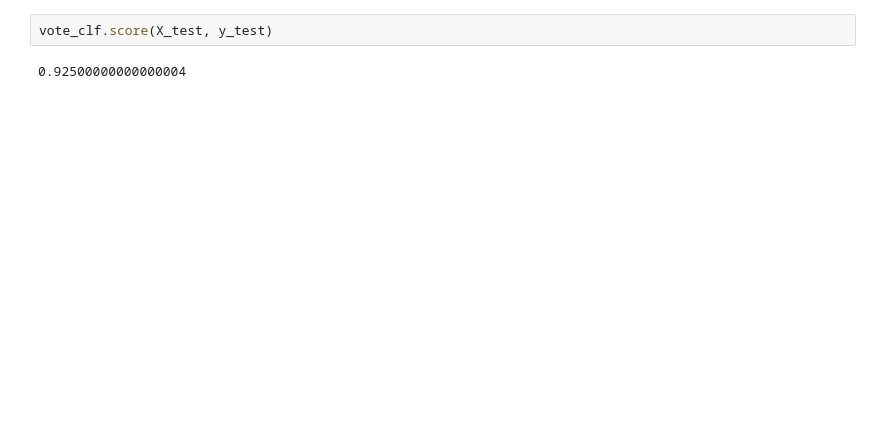
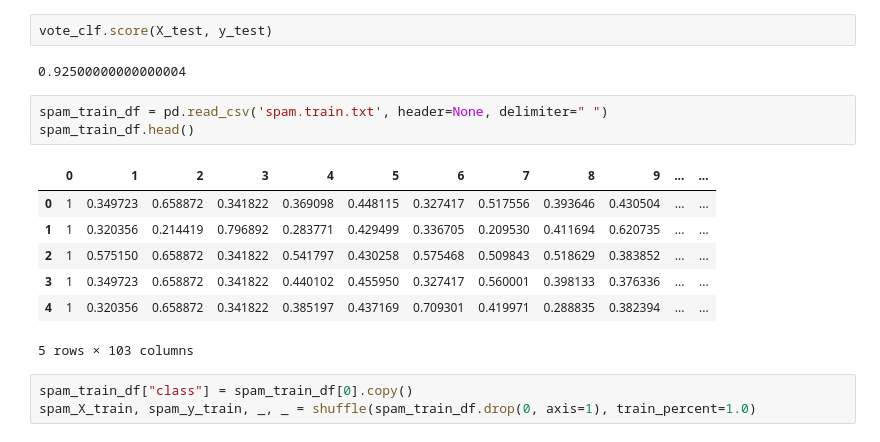
Before and after one commit to colinsongf/CART-GradientBoosting-RandomForest, a Jupyter notebook: Untitled.ipynb, the cells around one changed output. Saved outputs shown, nothing was run; the diff lists cells and outputs as text; blank space fills up the shorter version.

```diff
--- a/Untitled.ipynb
+++ b/Untitled.ipynb
@@ -374,3 +449,17 @@ vote_clf.fit(X_train, y_train)
 vote_clf.score(X_test, y_test)
 # %% [output]
 0.92500000000000004
+# %%
+spam_train_df = pd.read_csv('spam.train.txt', header=None, delimiter=" ")
+spam_train_df.head()
+# %% [output]
+|  | 0 | 1 | 2 | 3 | 4 | 5 | 6 | 7 | 8 | 9 | ... | ... |
+| 0 | 1 | 0.349723 | 0.658872 | 0.341822 | 0.369098 | 0.448115 | 0.327417 | 0.517556 | 0.393646 | 0.430504 | ... | ... |
+| 1 | 1 | 0.320356 | 0.214419 | 0.796892 | 0.283771 | 0.429499 | 0.336705 | 0.209530 | 0.411694 | 0.620735 | ... | ... |
+| 2 | 1 | 0.575150 | 0.658872 | 0.341822 | 0.541797 | 0.430258 | 0.575468 | 0.509843 | 0.518629 | 0.383852 | ... | ... |
+| 3 | 1 | 0.349723 | 0.658872 | 0.341822 | 0.440102 | 0.455950 | 0.327417 | 0.560001 | 0.398133 | 0.376336 | ... | ... |
+| 4 | 1 | 0.320356 | 0.658872 | 0.341822 | 0.385197 | 0.437169 | 0.709301 | 0.419971 | 0.288835 | 0.382394 | ... | ... |
+5 rows × 103 columns
+# %%
+spam_train_df["class"] = spam_train_df[0].copy()
+spam_X_train, spam_y_train, _, _ = shuffle(spam_train_df.drop(0, axis=1), train_percent=1.0)
```
Also changed, not shown: parts of 10 cells of this notebook.
